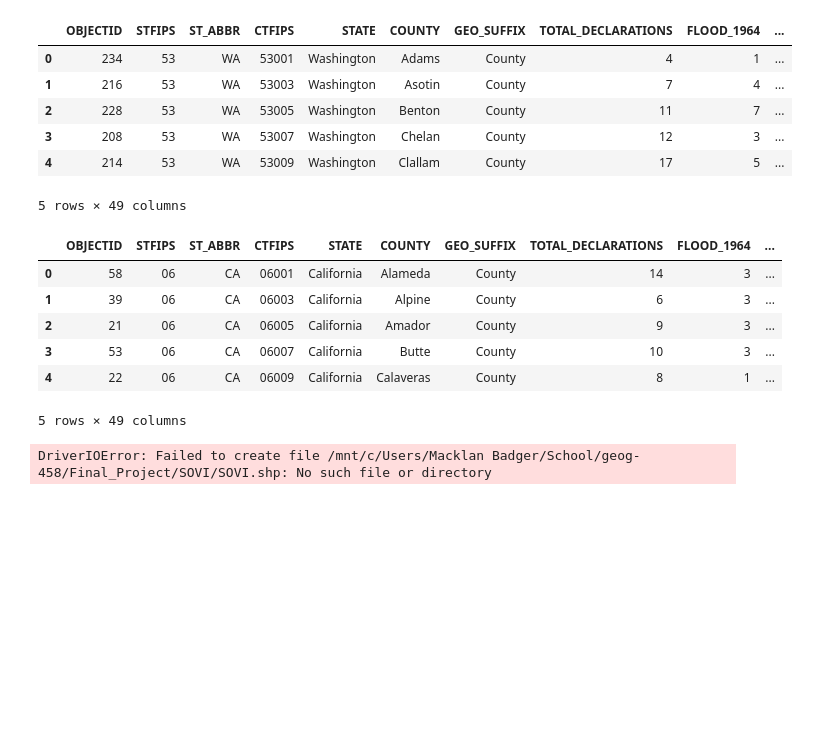
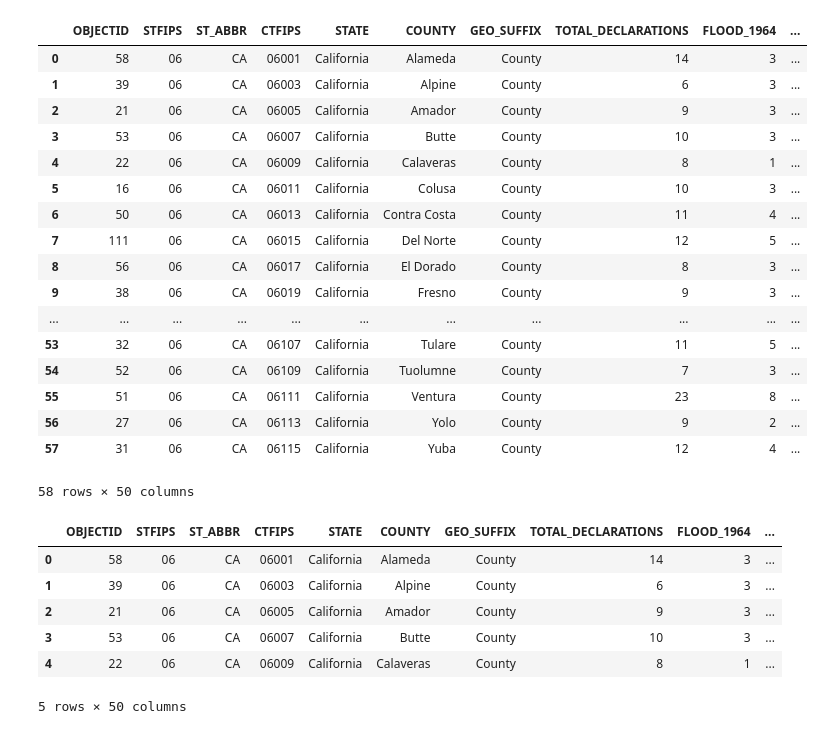
Before and after one commit to Group4geog458/Final_Project, a Jupyter notebook: Final_Project_Notebook.ipynb, the cells around one changed output. Saved outputs shown, nothing was run; the diff lists cells and outputs as text; code cells hidden in the pictures; blank space fills up the shorter version.

Commit message:
SOVI Map

```diff
--- a/Final_Project_Notebook.ipynb
+++ b/Final_Project_Notebook.ipynb
@@ -12,40 +12,54 @@ def ag_count(state):
     data['CTFIPS'] = data['STATEFP10'] + data['COUNTYFP10']
     data = data.groupby('CTFIPS').agg({"SOVI0610" + state: "mean", "P0010001": "sum"})
     data = fema.merge(data, on="CTFIPS", how="right")
     data = data.rename(columns={
         "SOVI0610" + state: "SOVI",
         "P0010001": "POPULATION",
         "TOTAL_DECL": "TOTAL_DECLARATIONS"
     })
     data = data.sort_values(by='CTFIPS')
     data['SOVI_RANK'] = data['SOVI'].rank()
     rank = []
+    counties = []
     n = len(data)
     for index, row in data.iterrows():
+        counties.append(row.CTFIPS[-3:])
         if row.SOVI_RANK < (n/3):
             rank.append(1)
         elif row.SOVI_RANK < (2 * (n/3)):
             rank.append(2)
         else:
             rank.append(3)
+    data['COUNTYFP'] = counties
     data['RANK'] = rank
     return data
 
 CA = ag_count("CA")
 FL = ag_count("FL")
 IN = ag_count("IN")
 LA = ag_count("LA")
 ME = ag_count("ME")
 WA = ag_count("WA")
-WA.head()
+CA
 # %% [output]
 |  | OBJECTID | STFIPS | ST_ABBR | CTFIPS | STATE | COUNTY | GEO_SUFFIX | TOTAL_DECLARATIONS | FLOOD_1964 | ... |
-| 0 | 234 | 53 | WA | 53001 | Washington | Adams | County | 4 | 1 | ... |
-| 1 | 216 | 53 | WA | 53003 | Washington | Asotin | County | 7 | 4 | ... |
-| 2 | 228 | 53 | WA | 53005 | Washington | Benton | County | 11 | 7 | ... |
-| 3 | 208 | 53 | WA | 53007 | Washington | Chelan | County | 12 | 3 | ... |
-| 4 | 214 | 53 | WA | 53009 | Washington | Clallam | County | 17 | 5 | ... |
+| 0 | 58 | 06 | CA | 06001 | California | Alameda | County | 14 | 3 | ... |
+| 1 | 39 | 06 | CA | 06003 | California | Alpine | County | 6 | 3 | ... |
+| 2 | 21 | 06 | CA | 06005 | California | Amador | County | 9 | 3 | ... |
+| 3 | 53 | 06 | CA | 06007 | California | Butte | County | 10 | 3 | ... |
+| 4 | 22 | 06 | CA | 06009 | California | Calaveras | County | 8 | 1 | ... |
+| 5 | 16 | 06 | CA | 06011 | California | Colusa | County | 10 | 3 | ... |
+| 6 | 50 | 06 | CA | 06013 | California | Contra Costa | County | 11 | 4 | ... |
+| 7 | 111 | 06 | CA | 06015 | California | Del Norte | County | 12 | 5 | ... |
+| 8 | 56 | 06 | CA | 06017 | California | El Dorado | County | 8 | 3 | ... |
+| 9 | 38 | 06 | CA | 06019 | California | Fresno | County | 9 | 3 | ... |
+| ... | ... | ... | ... | ... | ... | ... | ... | ... | ... | ... |
+| 53 | 32 | 06 | CA | 06107 | California | Tulare | County | 11 | 5 | ... |
+| 54 | 52 | 06 | CA | 06109 | California | Tuolumne | County | 7 | 3 | ... |
+| 55 | 51 | 06 | CA | 06111 | California | Ventura | County | 23 | 8 | ... |
+| 56 | 27 | 06 | CA | 06113 | California | Yolo | County | 9 | 2 | ... |
+| 57 | 31 | 06 | CA | 06115 | California | Yuba | County | 12 | 4 | ... |
-5 rows × 49 columns
+58 rows × 50 columns
 # %%
 sovi = CA.append([FL, IN, LA, ME, WA])
 sovi = sovi.sort_values(by='CTFIPS')
@@ -57,8 +71,4 @@ sovi.head()
 | 2 | 21 | 06 | CA | 06005 | California | Amador | County | 9 | 3 | ... |
 | 3 | 53 | 06 | CA | 06007 | California | Butte | County | 10 | 3 | ... |
 | 4 | 22 | 06 | CA | 06009 | California | Calaveras | County | 8 | 1 | ... |
-5 rows × 49 columns
+5 rows × 50 columns
-# %%
-sovi.to_file("SOVI/SOVI.shp")
-# %% [output]
-DriverIOError: Failed to create file /mnt/c/Users/Macklan Badger/School/geog-458/Final_Project/SOVI/SOVI.shp: No such file or directory
```
Also changed, not shown: parts of 1 cell of this notebook, 2 other files.
